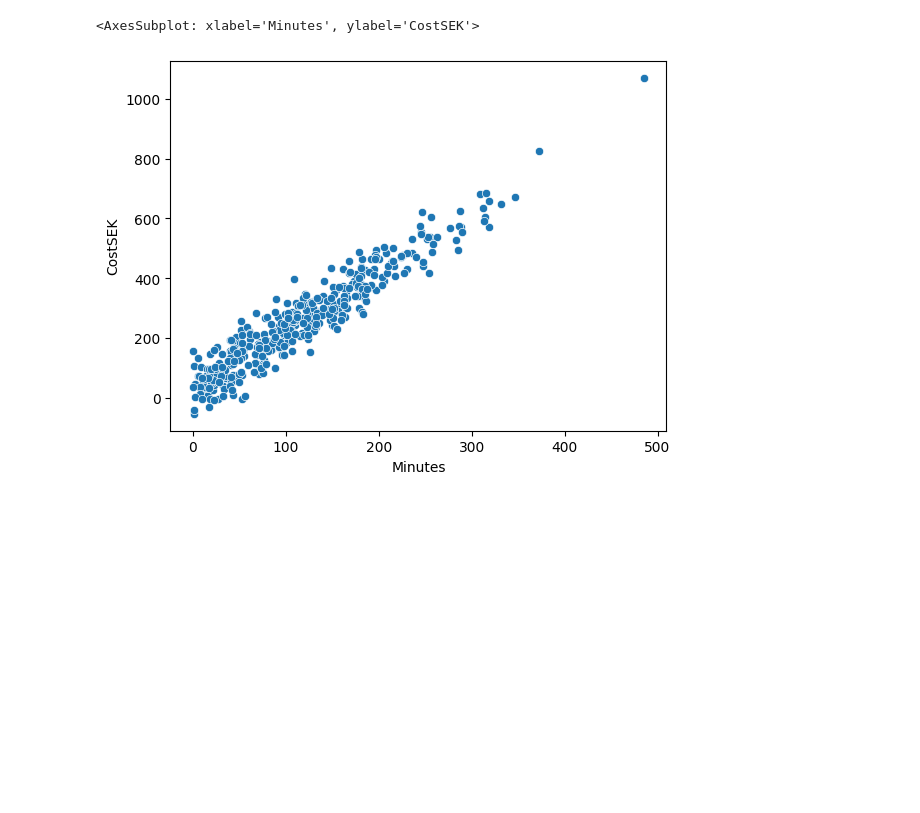
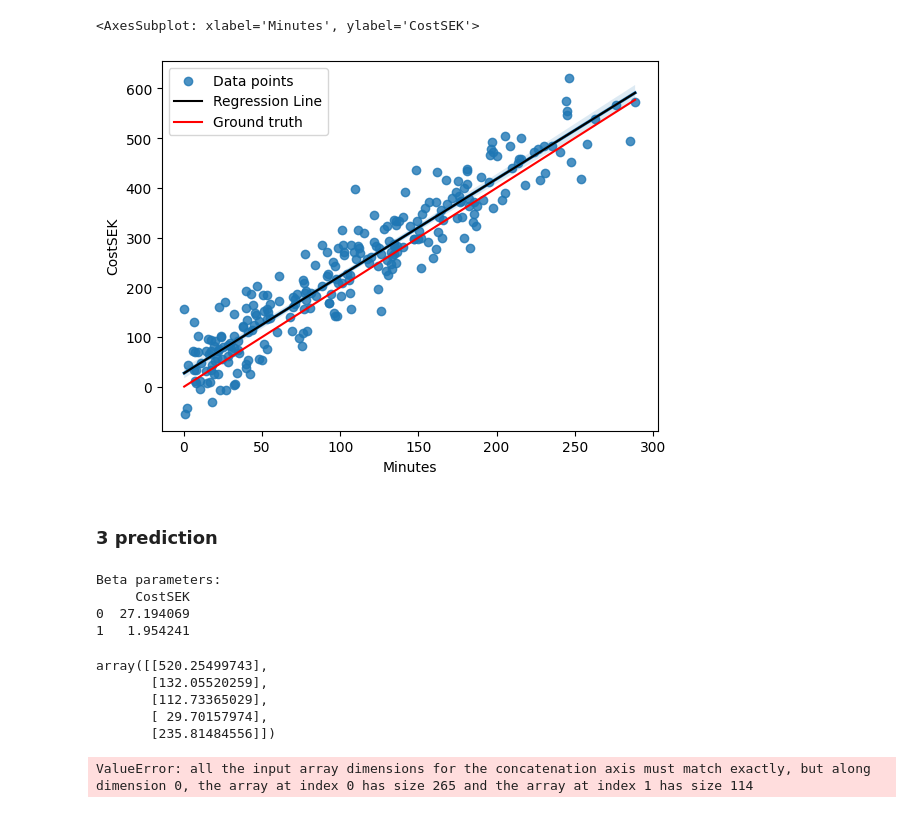
Before and after one commit to CyrilleKolle/Machine-Learning-Cyrille-Ngide, a Jupyter notebook: exercices/Linear-regression.ipynb, the cells around one changed output. Drawn from its saved outputs; the diff is of its cells as text; code cells hidden in the pictures; blank space fills up the shorter version.

```diff
--- a/exercices/Linear-regression.ipynb
+++ b/exercices/Linear-regression.ipynb
@@ -23,0 +88,3 @@ ax = sns.pairplot(df, height=2)
+# %%
+tts = train_test_split(X=df['Minutes'], y=df['CostSEK'], random_state=42, train_faction=0.7, replace=False)
+tts
@@ -23,0 +115,17 @@ ax = sns.pairplot(df, height=2)
+# %%
+X_train = tts[0]
+X_test = tts[1]
+y_test = tts[2]
+y_train = tts[3]
+# %%
+
+# X_train =pd.DataFrame({'index':X_train.index,'Minutes':X_train.values})
+# X_test = pd.DataFrame({'index':X_test.index,'Minutes':X_test.values})
+# y_test = pd.DataFrame({'index':y_test.index,'Minutes':y_test.values})
+# y_train = pd.DataFrame({'index':y_train.index,'Minutes':y_train.values})
+
+
+X_train =pd.DataFrame({'Minutes':X_train.values})
+X_test = pd.DataFrame({'Minutes':X_test.values})
+y_test = pd.DataFrame({'CostSEK':y_test.values})
+y_train = pd.DataFrame({'CostSEK':y_train.values})
@@ -23,0 +141,3 @@ ax = sns.pairplot(df, height=2)
+# %%
+X_train.insert(0, 'Intercept', 1)
+X_train.head()
@@ -24,5 +166,41 @@ ax = sns.pairplot(df, height=2)
+# %%
+regression_line = np.polyfit(X_train['Minutes'], y_train['CostSEK'], deg=1)
+# y_hat = lambda x: beta_o + (beta_i * x)
+ground_truth = X_train['Minutes'] * 2
+spending = np.linspace(0, 290)
+sns.regplot(x=X_train['Minutes'], y=y_train['CostSEK'], label='Data points')
+sns.lineplot(x=X_train['Minutes'], y=(regression_line[0]*X_train['Minutes']+regression_line[1]), label="Regression Line", color="black")
+sns.lineplot(x=X_train['Minutes'], y=ground_truth, label= "Ground truth", color='red')
+# sns.lineplot(x=spending, y=y_hat(spending), color='red')
+# %% [output]
+<AxesSubplot: xlabel='Minutes', ylabel='CostSEK'>
+[figure, added]
+# %% [markdown]
+### 3 prediction
+# %%
+regression_fit = lambda X,y: np.linalg.inv(X.T@X) @X.T @y
+beta_hat = regression_fit(X_train, y_train)
+
+
+print(f"Beta parameters: \n{beta_hat}")
+# %% [output]
+Beta parameters:
+     CostSEK
+0  27.194069
+1   1.954241
+# %%
+predict= lambda X, weights: X @ weights
+
+beta_hat = np.reshape(beta_hat.to_numpy(), (2,1))
+y_hat = predict(X_test, beta_hat).to_numpy()
+y_hat[:5]
+# %% [output]
+array([[520.25499743],
+       [132.05520259],
+       [112.73365029],
+       [ 29.70157974],
+       [235.81484556]])
 # %%
-sns.scatterplot(data=df, x='Minutes', y="CostSEK")
+sns.regplot(x=X_train['Minutes'], y=y_hat, label='y_hat')
 # %% [output]
-<AxesSubplot: xlabel='Minutes', ylabel='CostSEK'>
+ValueError: all the input array dimensions for the concatenation axis must match exactly, but along dimension 0, the array at index 0 has size 265 and the array at index 1 has size 114
-[figure, removed]
```
Also changed, not shown: parts of 23 cells of this notebook, 3 other files.
